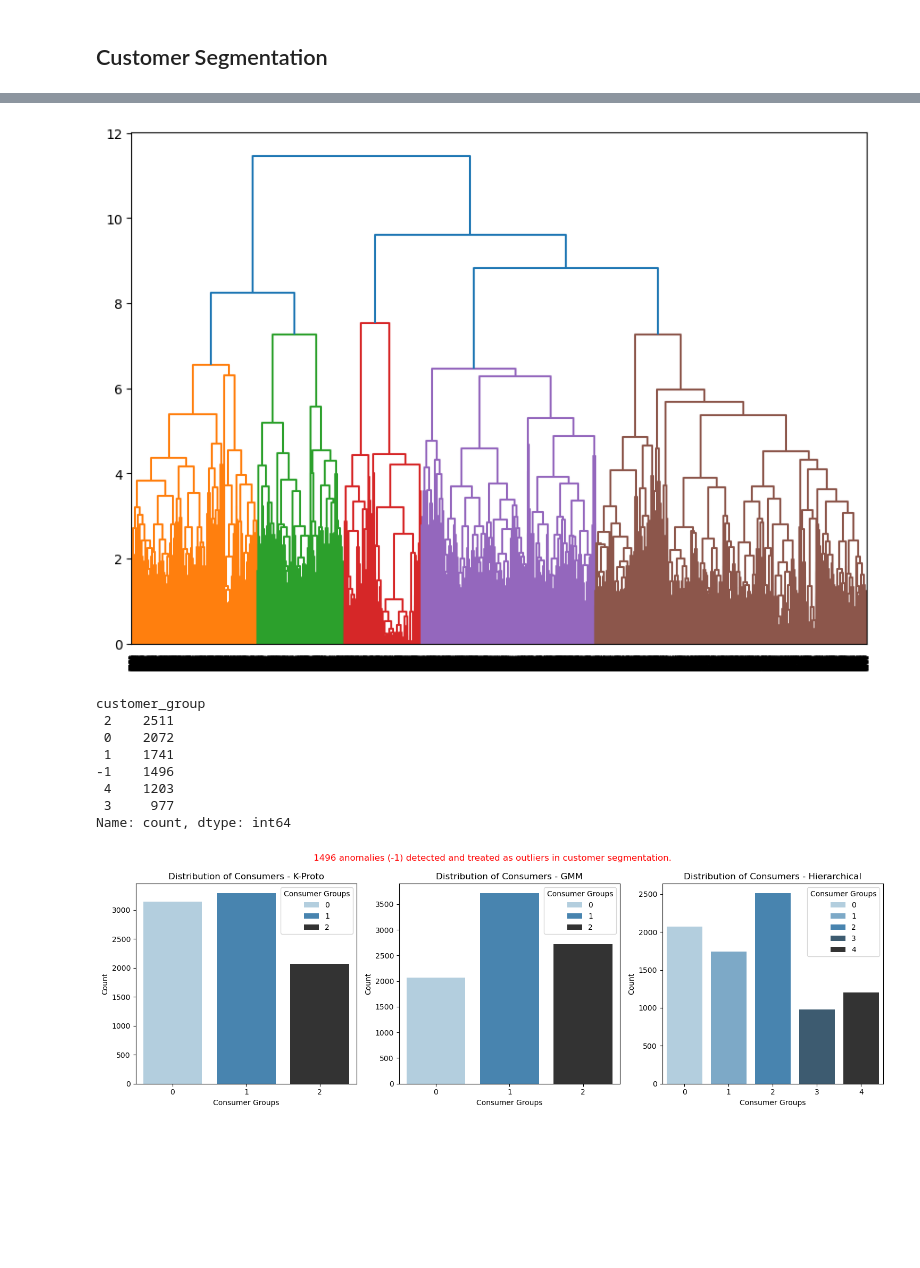
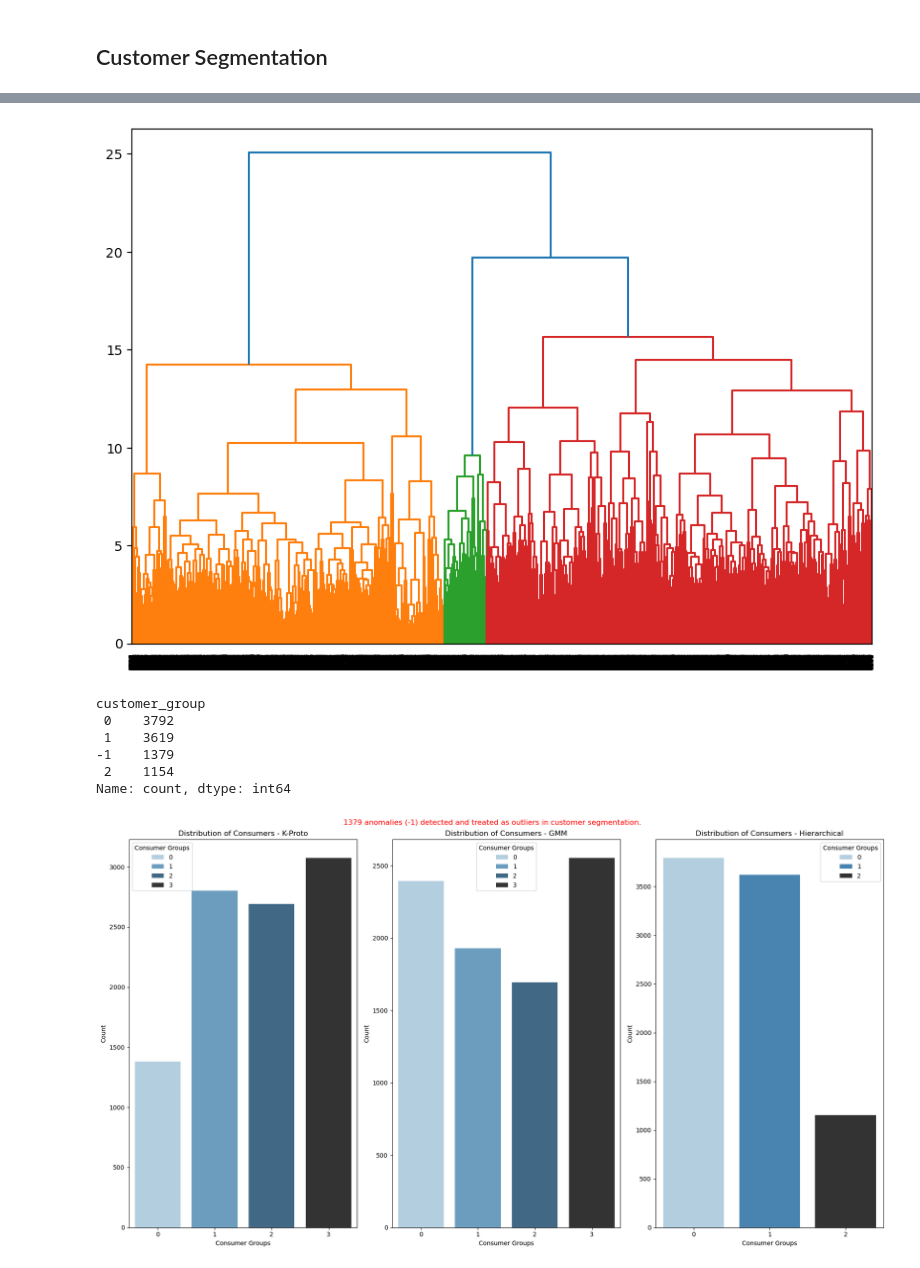
Before and after one commit to renswickd/Dataengine-Tasks, a Jupyter notebook: Task2/Task2-Notebook.ipynb, the cells around one changed output, grey strips where cells are left out. Drawn from its saved outputs; the diff is of its cells as text; code cells hidden in the pictures; blank space fills up the shorter version.

```diff
--- a/Task2/Task2-Notebook.ipynb
+++ b/Task2/Task2-Notebook.ipynb
@@ -466,7 +455,8 @@ plt.show()
 # %%
 # Now apply K-Prototypes with the optimal number of clusters (determine from the elbow plot)
-optimal_clusters_kproto = 3
+optimal_clusters_kproto = 4
 kproto = KPrototypes(n_clusters=optimal_clusters_kproto, init='Huang', n_init=10, verbose=1)
 df_kproto['customer_group'] = kproto.fit_predict(df_kproto[columns_for_kproto], categorical=[df_kproto.columns.get_loc(col) for col in categorical_columns])
-df_kproto['customer_group'].value_counts()
+kproto_result_df = pd.concat([df_kproto, anomalies_data], axis=0)
+kproto_result_df['customer_group'].value_counts()
 # %% [output]
@@ -533,8 +513,8 @@ plt.show()
 # %%
 # Apply GMM with the optimal number of components
 df_gmm = df_no_anomalies.copy()
-optimal_clusters_gmm = 3
-gmm = GaussianMixture(n_components=optimal_clusters_gmm, covariance_type='full', random_state=960)
+optimal_clusters_gmm = 4
+gmm = GaussianMixture(n_components=optimal_clusters_gmm, covariance_type='spherical', random_state=960)
 df_gmm['customer_group'] = gmm.fit_predict(X_gmm)
 
 gmm_result_df = pd.concat([df_gmm, anomalies_data], axis=0)
@@ -548,21 +529,25 @@ customer_group
 Name: count, dtype: int64
 # %%
-# #Compute Gower distance matrix and compute clusters
-# gower_dist = gower.gower_matrix(df_no_anomalies)
-
-# agglo = AgglomerativeClustering(n_clusters=None, distance_threshold=0, metric='precomputed', linkage='complete')
-# agglo_clusters = agglo.fit_predict(gower_dist)
+gower_dist = gower.gower_matrix(df_no_anomalies)
 
 # Create a dendrogram to visualize the cluster hierarchy
-Z = linkage(gower_dist, method='average')
+Z = linkage(gower_dist, method='complete')
 plt.figure(figsize=(10, 7))
 dendrogram(Z)
 plt.show()
 # %% [output]
-[figure, old version]
+[figure, new version]
+# %%
+gower_dist = gower.gower_matrix(df_no_anomalies)
+
+# Create a dendrogram to visualize the cluster hierarchy
+Z = linkage(gower_dist, method='complete')
+plt.figure(figsize=(10, 7))
+dendrogram(Z)
+plt.show()
 # %%
 # Choose an optimal number of clusters based on the dendrogram
-optimal_clusters_agglo = 5
+optimal_clusters_agglo = 3
 df_hierarchical = df_no_anomalies.copy()
 agglo = AgglomerativeClustering(n_clusters=optimal_clusters_agglo, metric='precomputed', linkage='complete')
 df_hierarchical['customer_group'] = agglo.fit_predict(gower_dist)
@@ -571,38 +556,36 @@ hierarchical_result_df = pd.concat([df_hierarchical, anomalies_data], axis=0)
 hierarchical_result_df["customer_group"].value_counts()
 # %% [output]
 customer_group
- 2    2511
- 0    2072
- 1    1741
--1    1496
- 4    1203
- 3     977
+ 0    3792
+ 1    3619
+-1    1379
+ 2    1154
 Name: count, dtype: int64
 # %%
 anomaly_count = anomalies_data.shape[0]
 
 # # Filter out anomalies (rows with -1)
 # df_no_anomalies = df[df.apply(lambda x: x != -1)]
 
 # Plot 1x3 barplots for each variable excluding -1 (now filtered out)
-fig, axes = plt.subplots(1, 3, figsize=(15, 5))
+fig, axes = plt.subplots(1, 3, figsize=(18, 10))
 
 # Titles for each variable
 data_ = [df_kproto, df_gmm, df_hierarchical]
 data_names = ["K-Proto","GMM","Hierarchical"]
 
 
 for i, data in enumerate(data_):
     sns.countplot(x=data["customer_group"], ax=axes[i], hue=data["customer_group"], palette="Blues_d")
     axes[i].set_title(f'Distribution of Consumers - {data_names[i]}')
     axes[i].set_xlabel('Consumer Groups')
     axes[i].set_ylabel('Count')
     axes[i].get_legend().set_title("Consumer Groups")
 
 # Add a note in the figure about anomalies
 fig.suptitle(f'{anomaly_count} anomalies (-1) detected and treated as outliers in customer segmentation.', fontsize=12, color='red')
 
 plt.tight_layout()
 plt.show()
 # %% [output]
-[figure, old version]
+[figure, new version]
```
Also changed, not shown: parts of 47 cells of this notebook.
